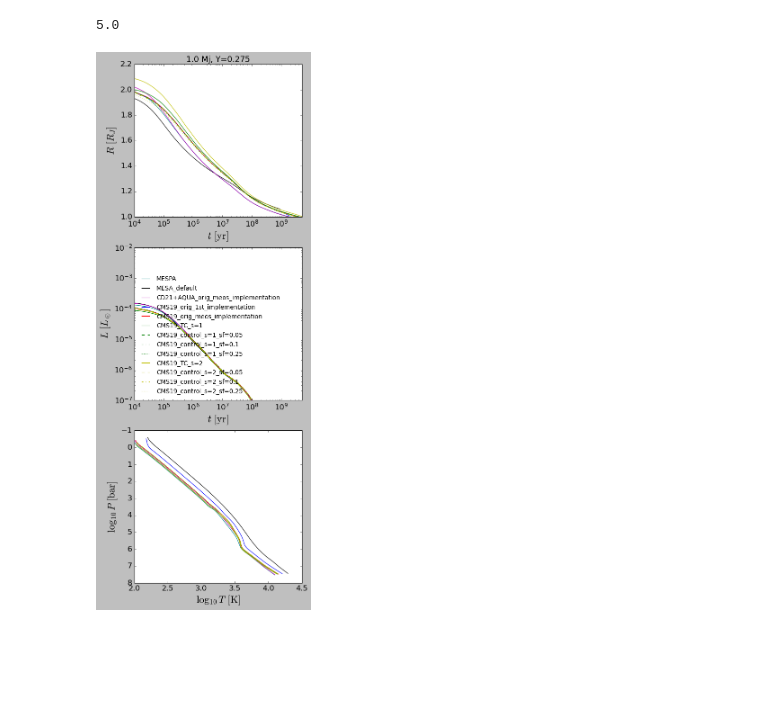
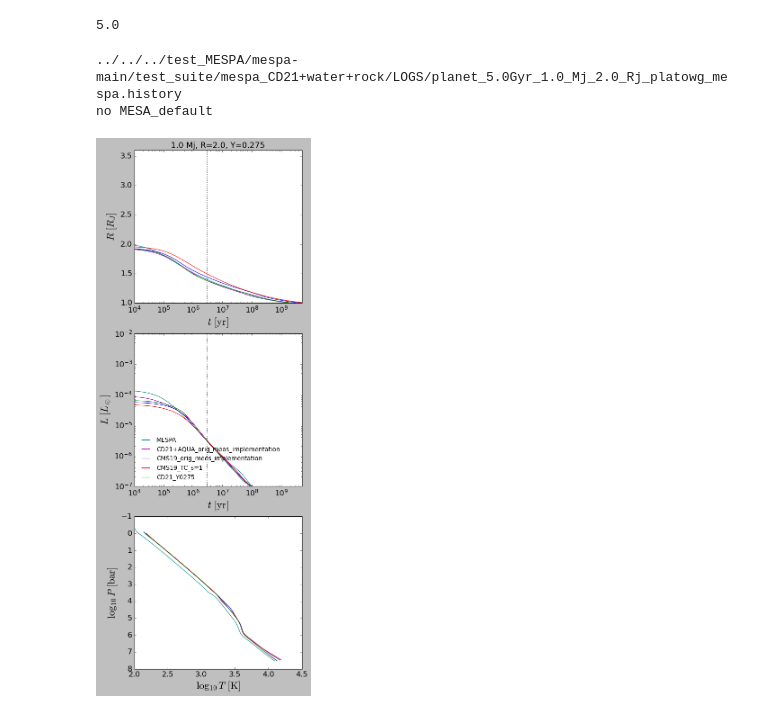
Before and after one commit to esandford/giant_planets, a Jupyter notebook: MESA_EoS/thermo_consistency/MESA_runs/results.ipynb, the cells around one changed output. Drawn from its saved outputs; the diff is of its cells as text; code cells hidden in the pictures; blank space fills up the shorter version.

```diff
--- a/MESA_EoS/thermo_consistency/MESA_runs/results.ipynb
+++ b/MESA_EoS/thermo_consistency/MESA_runs/results.ipynb
@@ -36,19 +36,22 @@ print(2*rJtoCm)
 3.796249194672101e+31
 14298400000.0
 # %%
-eos_choices = ['MESA_default','CD21+AQUA_orig_meos_implementation','CMS19_orig_1st_implementation','CMS19_orig_meos_implementation','CMS19_TC_s=1','CMS19_control_s=1_sf=0.05','CMS19_control_s=1_sf=0.1','CMS19_control_s=1_sf=0.25','CMS19_TC_s=2','CMS19_control_s=2_sf=0.05','CMS19_control_s=2_sf=0.1','CMS19_control_s=2_sf=0.25']
+eos_choices = ['MESA_default','CD21+AQUA_orig_meos_implementation','CMS19_orig_meos_implementation','CMS19_TC_s=1','CMS19_control_s=1_sf=0.05','CMS19_control_s=1_sf=0.1','CMS19_control_s=1_sf=0.25','CMS19_TC_s=2','CMS19_control_s=2_sf=0.05','CMS19_control_s=2_sf=0.1','CMS19_control_s=2_sf=0.25']
 
 #eos_choices = ['MESA_default','CMS19_orig_meos_implementation','CMS19_TC_s=1','CMS19_control_s=1_sf=0.25']
+#eos_choices = ['CMS19_TC_s=1']
 
-colors = ['k','m','b','r','g','g','g','g','y','y','y','y']
-ls = ['-','-','-','-','-','--','-.',':','-','--','-.',':']
+colors = ['k','m','b','g','g','g','g','y','y','y','y']
+ls = ['-','-','-','-','--','-.',':','-','--','-.',':']
 #colors=['k','b','r','r']
 #ls=['-','-','-',':']
 print(eos_choices)
 
 comps = ['00z90x','protosolar']
 #Minit = np.array((20.0,10.0,7.5,6.0,5.0,4.0,3.0,2.0))
-Minit = np.array((20.0,10.0,5.0,2.0,1.0))
+Minit = np.array((12.0,10.0,5.0,2.0,1.0))
+
+Rinit = np.array((2.0,5.0))
 
 #comps = ['platowg']
 #Minit = np.atleast_1d(np.array((1.0)))
@@ -128,9 +139,10 @@ no mespa for 1.0
 # %%
 # eos names
-eos_names = ['MESA_default','CD21+AQUA_orig_meos_implementation','CMS19_orig_meos_implementation','CMS19_TC_s=1','CD21_Y0275']
+eos_choices = ['MESA_default','CD21+AQUA_orig_meos_implementation','CMS19_orig_meos_implementation','CMS19_TC_s=1','CD21_Y0275']
 comps = ['platowg']
 
 Minit = np.atleast_1d(np.array((1.0)))
+Rinit = np.array((2.0,5.0))
 
 age = 5.0e9
 agestr = str(np.round(age/1.e9, 1))
@@ -146,59 +158,66 @@ axes[0].set_ylabel(r"$R\ [R_J]$",fontsize=20)
 axes[1].set_xlabel(r"$t\ [\mathrm{yr}]$",fontsize=20)
 axes[1].set_ylabel(r"$L\ [L_\odot]$",fontsize=20)
 axes[2].set_xlabel(r"$\log_{10}T\ [\mathrm{K}]$",fontsize=20)
 axes[2].set_ylabel(r"$\log_{10}P\ [\mathrm{bar}]$",fontsize=20)
 
 axes[0].set_xscale('log')
 axes[1].set_xscale('log')
 axes[1].set_yscale('log')
 axes[0].set_xlim(1.e4,5.e9)
-axes[0].set_ylim(1.,2.2)
+axes[0].set_ylim(1.,3.6)
 axes[1].set_xlim(1.e4,5.e9)
 axes[1].set_ylim(1.e-7,1.e-2)
 
 axes[2].invert_yaxis()
 
 for ax in axes:
     ax.tick_params(axis='both', which='major', labelsize=15)
 
+for ax in axes[0:2]:
+    ax.axvline(3.e6,color='k',ls=':')
+
 for k, comp in enumerate(comps):
-    axes[0].set_title("1.0 Mj, Y=0.275",fontsize=16)
-    try:
-        history_filename = "../../../test_MESPA/mespa-main/test_suite/mespa_CD21+water+rock/LOGS/planet_5.0Gyr_1.0_Mj_{0}_mespa.history".format(comp)
+    for l, r in enumerate(Rinit[0:1]):
+        axes[0].set_title("1.0 Mj, R={0}, Y=0.275".format(r),fontsize=16)
+        try:
+            history_filename = "../../../test_MESPA/mespa-main/test_suite/mespa_CD21+water+rock/LOGS/planet_5.0Gyr_1.0_Mj_{0}_Rj_{1}_mespa.history".format(r,comp)
+            print(history_filename)
 
-        history = Table.read(history_filename, format="ascii", header_start=4, data_start=5)
-
-        axes[0].plot(history['star_age'],history['radius']*rSuntorJ,color='#008B8B',ls='-')
-        axes[1].plot(history['star_age'],history['luminosity'],color='#008B8B',ls='-',label='MESPA')
-
-        profile_filename = "../../../test_MESPA/mespa-main/test_suite/mespa_CD21+water+rock/planet_5.0Gyr_1.0_Mj_{0}_mespa.profile".format(comp)
-
-        profile = Table.read(profile_filename, format="ascii", header_start=4, data_start=5)
-
-        axes[2].plot(profile['logT'],profile['logP']-6,color='#008B8B',ls='-',label='MESPA')
-
-    except FileNotFoundError:
-        print("no mespa for {0}".format(m))
-
-    for i,e in enumerate(eos_choices):
-
-        try:
-            history_filename = "./eos_{0}/planet_5.0Gyr_1.0_Mj_{1}_equallyspacedgrid.history".format(e,comp)
             history = Table.read(history_filename, format="ascii", header_start=4, data_start=5)
 
-            axes[0].plot(history['star_age'],history['radius']*rSuntorJ,color=colors[i],ls=ls[i])
-            axes[1].plot(history['star_age'],history['luminosity'],color=colors[i],ls=ls[i],label=e)
+            axes[0].plot(history['star_age'],history['radius']*rSuntorJ,color='#008B8B',ls='-')
+            axes[1].plot(history['star_age'],history['luminosity'],color='#008B8B',ls='-',label='MESPA')
 
-            profile_filename = "./eos_{0}/planet_5.0Gyr_1.0_Mj_{1}_equallyspacedgrid.profile".format(e,comp)
+            profile_filename = "../../../test_MESPA/mespa-main/test_suite/mespa_CD21+water+rock/planet_5.0Gyr_1.0_Mj_{0}_Rj_{1}_mespa.profile".format(r,comp)
+
             profile = Table.read(profile_filename, format="ascii", header_start=4, data_start=5)
 
-            axes[2].plot(profile['logT'],profile['logP']-6,color=colors[i],ls=ls[i],label=e)
+            axes[2].plot(profile['logT'],profile['logP']-6,color='#008B8B',ls='-',label='MESPA')
 
-            axes[1].legend(loc='lower left',frameon=False,fontsize=12)
         except FileNotFoundError:
-            print("no {0}".format(e))
+            print("no mespa for {0}".format(m))
+
+        for i,e in enumerate(eos_choices):
+
+            try:
+                history_filename = "./eos_{0}/planet_5.0Gyr_1.0_Mj_{1}_Rj_{2}_customatm.history".format(e,r,comp)
+                history = Table.read(history_filename, format="ascii", header_start=4, data_start=5)
+
+                axes[0].plot(history['star_age'],history['radius']*rSuntorJ,color=colors[i],ls=ls[i])
+                axes[1].plot(history['star_age'],history['luminosity'],color=colors[i],ls=ls[i],label=e)
+
+                profile_filename = "./eos_{0}/planet_1.0_Mj_{1}_Rj_{2}_customatm.terminationprofile".format(e,r,comp)
+                profile = Table.read(profile_filename, format="ascii", header_start=4, data_start=5)
+
+                axes[2].plot(profile['logT'],profile['logP']-6,color=colors[i],ls=ls[i],label=e)
+
+                axes[1].legend(loc='lower left',frameon=False,fontsize=12)
+            except FileNotFoundError:
+                print("no {0}".format(e))
 
 plt.subplots_adjust(hspace=0.2,wspace=0.3)
 plt.show()
 # %% [output]
+../../../test_MESPA/mespa-main/test_suite/mespa_CD21+water+rock/LOGS/planet_5.0Gyr_1.0_Mj_2.0_Rj_platowg_mespa.history
+no MESA_default
-[figure, old version]
+[figure, new version]
```
Also changed, not shown: parts of 3 cells of this notebook, 22 other files.
